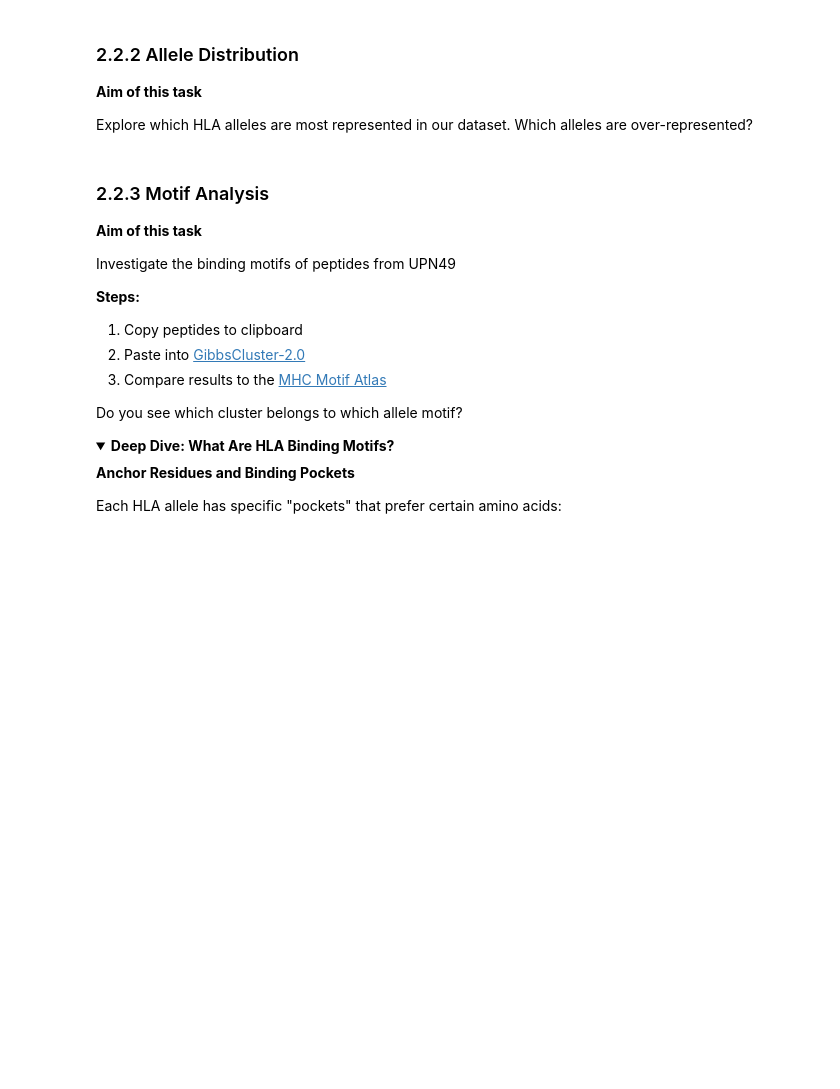
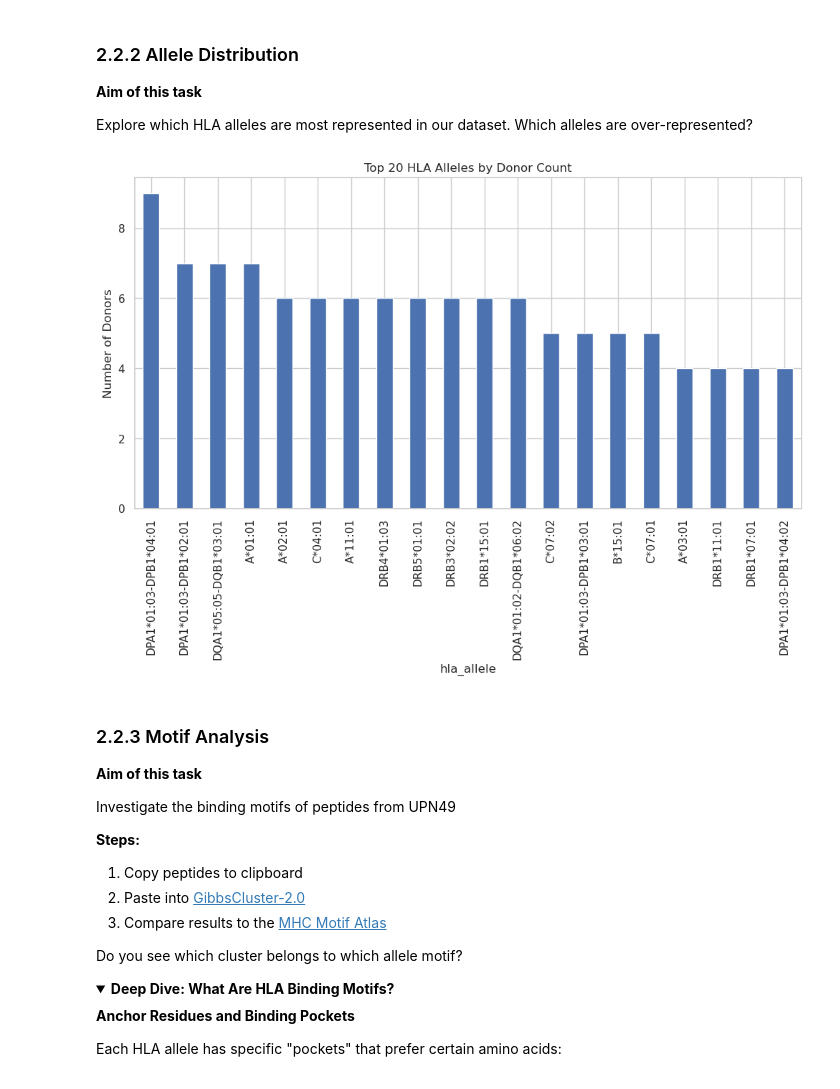
Before and after one commit to jonasscheid/eubic2026-immunopeptidomics-workshop, a Jupyter notebook: workshop-notebook.ipynb, the cells around one changed output. Cells and saved outputs as stored; diff of their text form; code cells hidden in the pictures; folded sections open; blank space fills up the shorter version.

```diff
--- a/workshop-notebook.ipynb
+++ b/workshop-notebook.ipynb
@@ -379,3 +310,12 @@ Explore which HLA alleles are most represented in our dataset. Which alleles are
+# %%
+# Count donors per allele and plot a barplot
+plt.figure(figsize=(12, 6))
+df_donors.groupby('hla_allele')['donor'].nunique().sort_values(ascending=False).head(20).plot(kind='bar')
+plt.title('Top 20 HLA Alleles by Donor Count')
+plt.ylabel('Number of Donors')
+plt.show()
+# %% [output]
+[figure, added]
 # %% [markdown]
 ### 2.2.3 Motif Analysis
 
```
Also changed, not shown: parts of 34 cells of this notebook.
